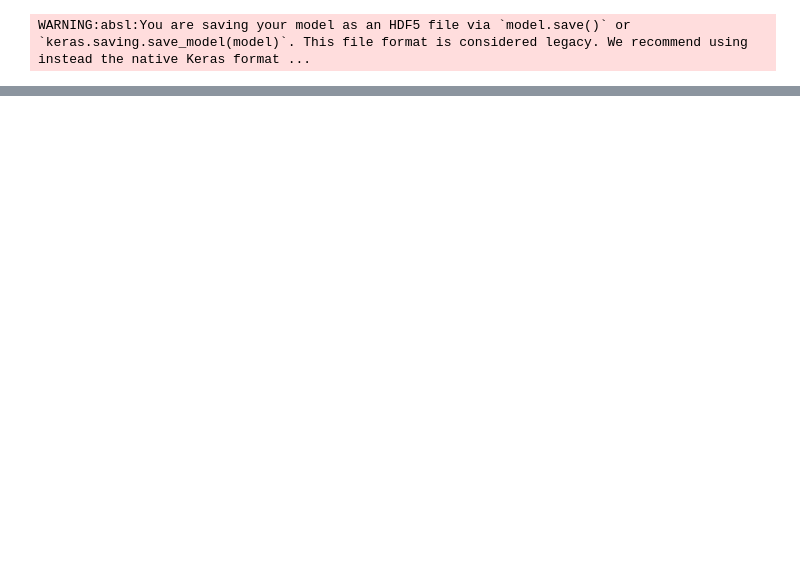
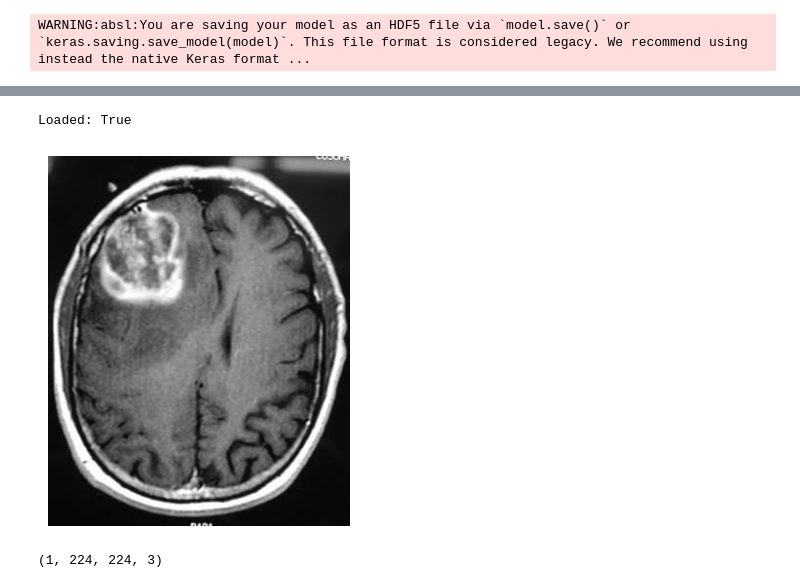
Before and after one commit to the-lazyguy/brain-tumor-xai, a Jupyter notebook: Brain_Tumor_ResNet50_ipynb.ipynb, the cells around one changed output, grey strips where cells are left out. Cells and saved outputs as stored; diff of their text form; code cells hidden in the pictures; blank space fills up the shorter version.

```diff
--- a/Brain_Tumor_ResNet50_ipynb.ipynb
+++ b/Brain_Tumor_ResNet50_ipynb.ipynb
@@ -104,0 +230,27 @@ WARNING:absl:You are saving your model as an HDF5 file via `model.save()` or `ke
+# %%
+img_path = "/content/drive/MyDrive/brain_tumor_dataset/Testing/glioma_tumor/image(80).jpg"
+# %%
+import cv2
+import matplotlib.pyplot as plt
+
+img = cv2.imread(img_path)
+
+print("Loaded:", img is not None)
+
+img = cv2.cvtColor(img, cv2.COLOR_BGR2RGB)
+
+plt.imshow(img)
+plt.axis("off")
+plt.show()
+# %% [output]
+Loaded: True
+[figure, added]
+# %%
+import numpy as np
+
+img_resized = cv2.resize(img, (224, 224))
+img_array = np.expand_dims(img_resized / 255.0, axis=0)
+
+print(img_array.shape)
+# %% [output]
+(1, 224, 224, 3)
```
Also changed, not shown: parts of 16 cells of this notebook.
